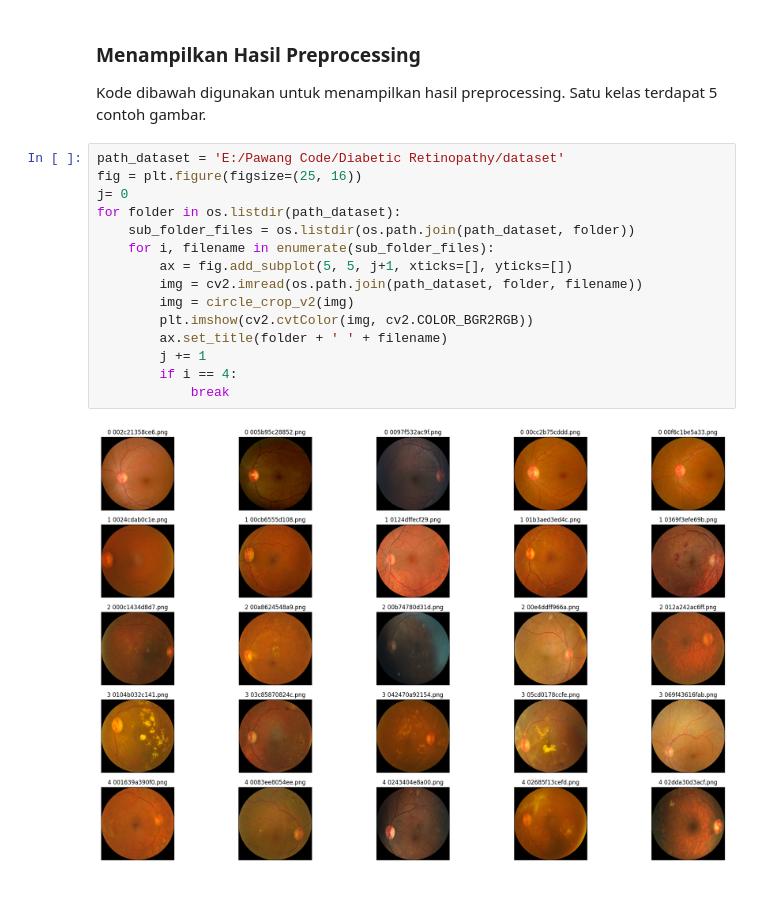
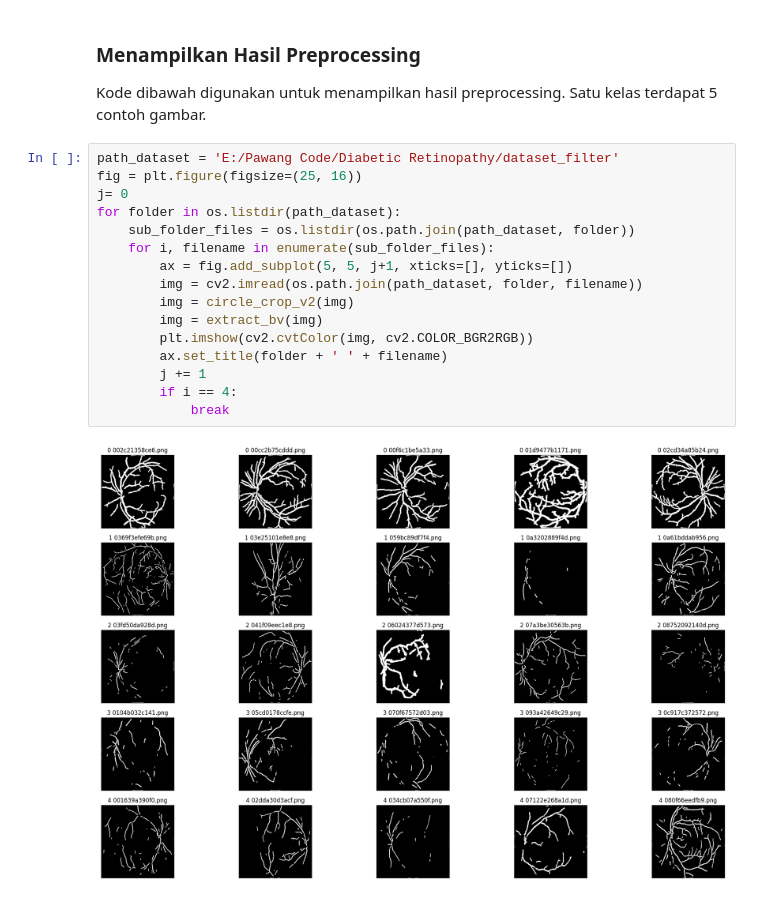
Before and after one commit to Bangik/diabetic-retinopathy-ml, a Jupyter notebook: ImageProcessing.ipynb, the cells around one changed output. Saved outputs shown, nothing was run; the diff lists cells and outputs as text.

```diff
--- a/ImageProcessing.ipynb
+++ b/ImageProcessing.ipynb
@@ -61,19 +115,20 @@ def circle_crop_v2(img):
 
 Kode dibawah digunakan untuk menampilkan hasil preprocessing. Satu kelas terdapat 5 contoh gambar.
 # %%
-path_dataset = 'E:/Pawang Code/Diabetic Retinopathy/dataset'
+path_dataset = 'E:/Pawang Code/Diabetic Retinopathy/dataset_filter'
 fig = plt.figure(figsize=(25, 16))
 j= 0
 for folder in os.listdir(path_dataset):
     sub_folder_files = os.listdir(os.path.join(path_dataset, folder))
     for i, filename in enumerate(sub_folder_files):
         ax = fig.add_subplot(5, 5, j+1, xticks=[], yticks=[])
         img = cv2.imread(os.path.join(path_dataset, folder, filename))
         img = circle_crop_v2(img)
+        img = extract_bv(img)
         plt.imshow(cv2.cvtColor(img, cv2.COLOR_BGR2RGB))
         ax.set_title(folder + ' ' + filename)
         j += 1
         if i == 4:
             break
 # %% [output]
-[figure, old version]
+[figure, new version]
```
Also changed, not shown: parts of 2 cells of this notebook.
